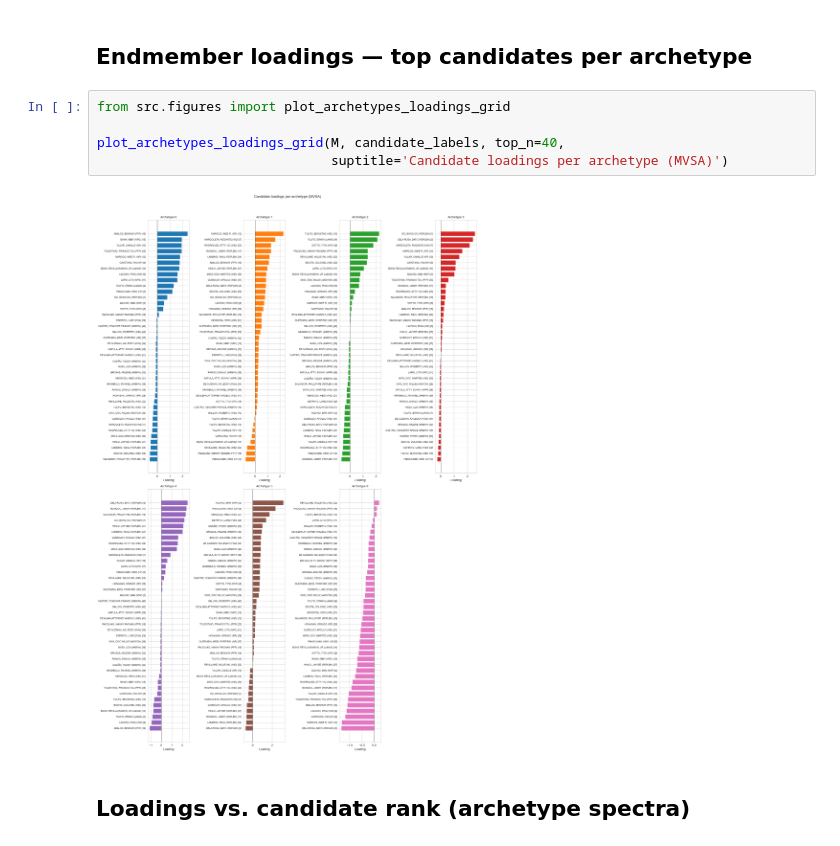
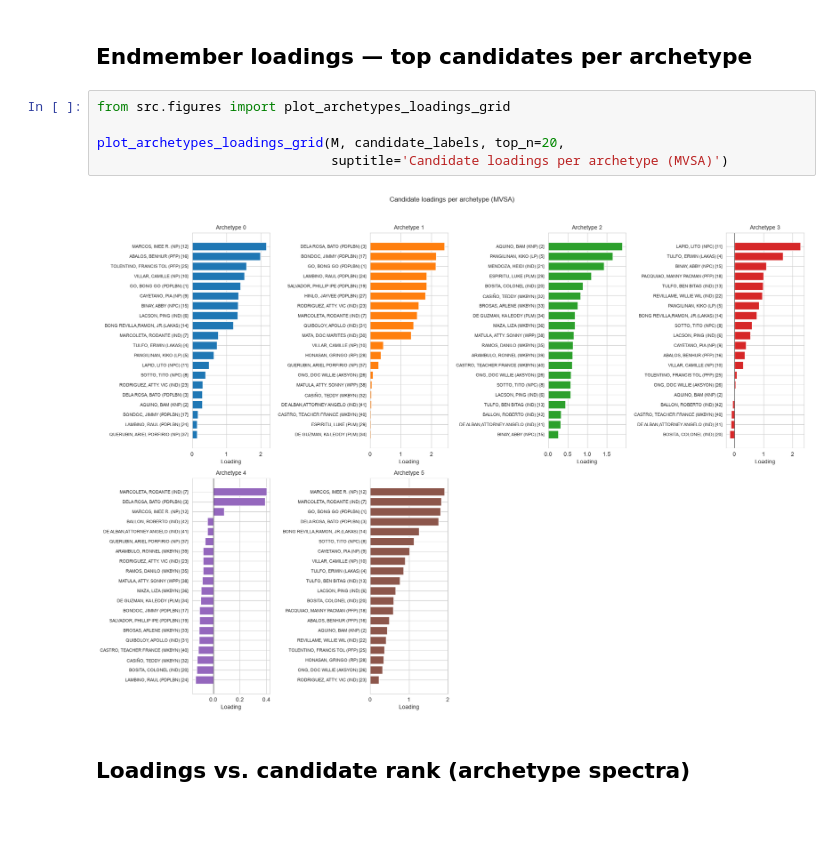
Before and after one commit to harjonillo/voting-unmixing-ph, a Jupyter notebook: notebooks/03_archetype_plots.ipynb, the cells around one changed output. Cells and saved outputs as stored; diff of their text form; blank space fills up the shorter version.

```diff
--- a/notebooks/03_archetype_plots.ipynb
+++ b/notebooks/03_archetype_plots.ipynb
@@ -36,10 +36,10 @@ print(f'{L} candidates, {p} archetypes, {A.shape[1]:,} precincts')
 # %%
 from src.figures import plot_archetypes_loadings_grid
 
-plot_archetypes_loadings_grid(M, candidate_labels, top_n=40,
+plot_archetypes_loadings_grid(M, candidate_labels, top_n=20,
                               suptitle='Candidate loadings per archetype (MVSA)')
 # %% [output]
-[figure, old version]
+[figure, new version]
 # %% [markdown]
 ## Loadings vs. candidate rank (archetype spectra)
 # %%
```
Also changed, not shown: parts of 15 cells of this notebook, 1 other file.
